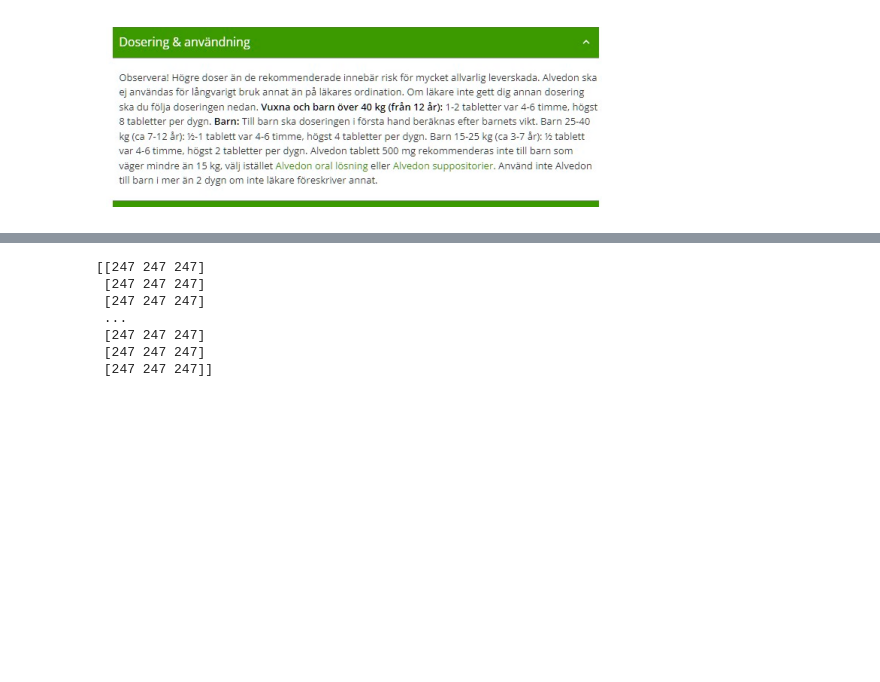
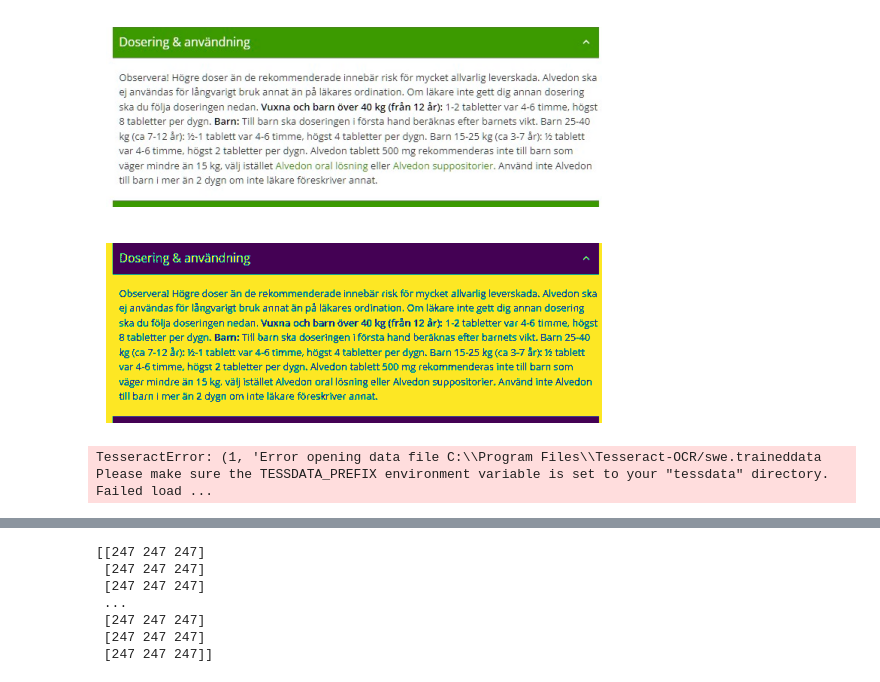
Before and after one commit to tyrasforsgren/LangChain-Examlpe-Projects, a Jupyter notebook: proj_2/text_to_speech_DEMO.ipynb, the cells around one changed output, grey strips where cells are left out. Saved outputs shown, nothing was run; the diff lists cells and outputs as text; code cells hidden in the pictures; blank space fills up the shorter version.

```diff
--- a/proj_2/text_to_speech_DEMO.ipynb
+++ b/proj_2/text_to_speech_DEMO.ipynb
@@ -47,3 +47,14 @@ rois = tts.BasicImageHandeling.divide_rois(image,roi_coordinates)
 tts.BasicImageHandeling.show_image(rois['ANVÄNDNING'])
 # %% [output]
 [figure]
+# %%
+enhanced_img = tts.TextToSpeech.enhance_text(rois['ANVÄNDNING'])
+# %%
+tts.BasicImageHandeling.show_image(enhanced_img)
+# %% [output]
+[figure, added]
+# %%
+txt = tts.TextToSpeech.extract_text_from_image(rois['ANVÄNDNING'])
+print(txt)
+# %% [output]
+TesseractError: (1, 'Error opening data file C:\\Program Files\\Tesseract-OCR/swe.traineddata Please make sure the TESSDATA_PREFIX environment variable is set to your "tessdata" directory. Failed load ...
```
Also changed, not shown: parts of 1 cell of this notebook, 1 other file.
